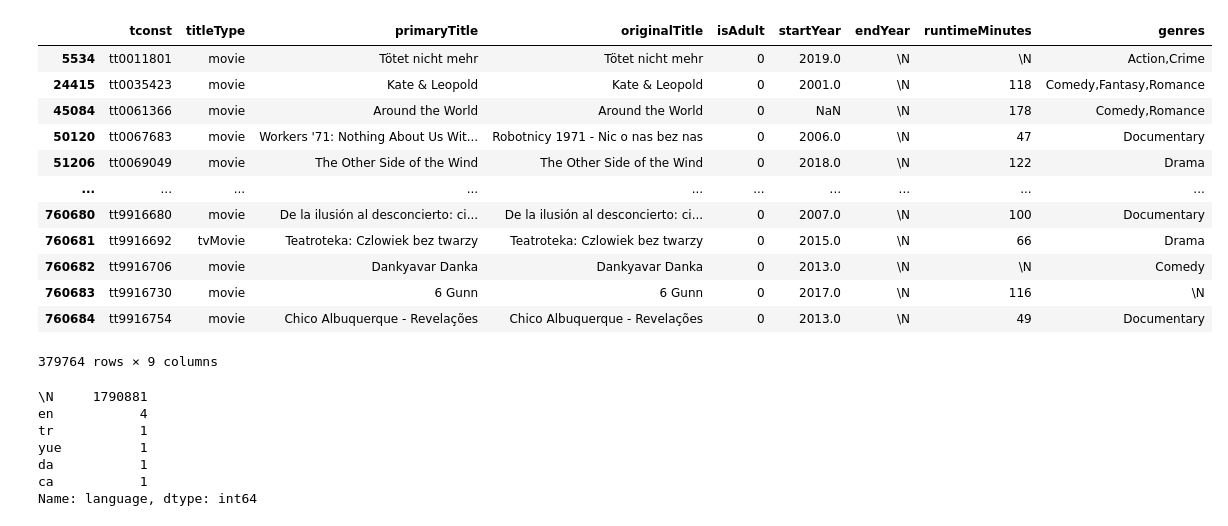
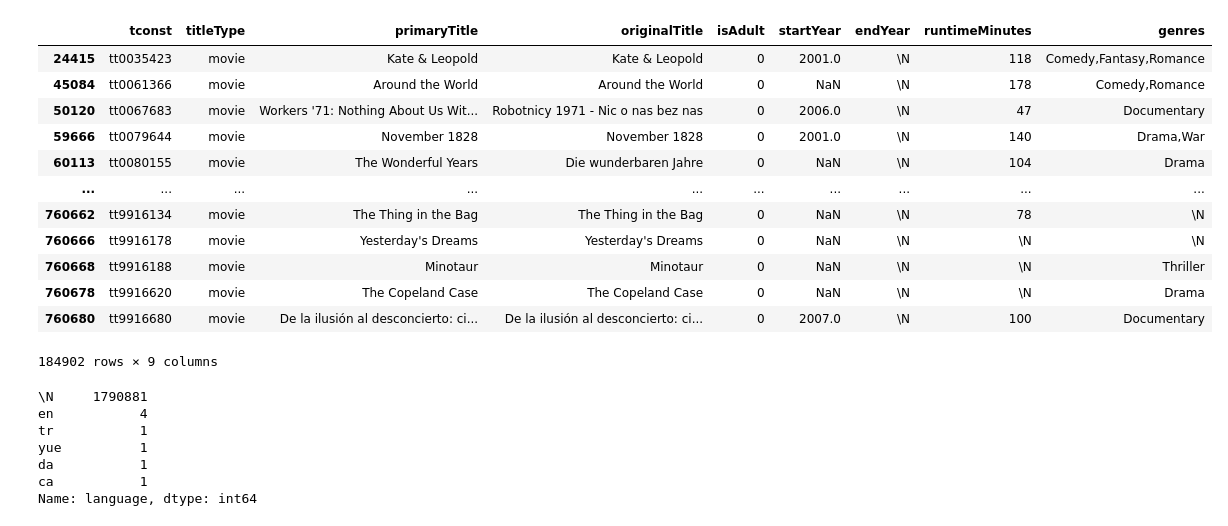
Before and after one commit to margaridav27/feup-pri, a Jupyter notebook: src/prepare_data.ipynb, the cells around one changed output. Cells and saved outputs as stored; diff of their text form; code cells hidden in the pictures.

```diff
--- a/src/prepare_data.ipynb
+++ b/src/prepare_data.ipynb
@@ -33,24 +33,24 @@ title_akas.reset_index(inplace=True, drop=True)
 # %%
 # remove movies before a certain year
 
 title_basics['startYear'] = pd.to_numeric(title_basics['startYear'], errors='coerce')
-to_remove = title_basics[(title_basics['startYear'] <= 2000) | (title_basics['startYear'] >= 2020)].index
+to_remove = title_basics[(title_basics['startYear'] <= 2000) | (title_basics['startYear'] >= 2010)].index
 title_basics.drop(to_remove, inplace=True)
 title_basics
 # %% [output]
 |  | tconst | titleType | primaryTitle | originalTitle | isAdult | startYear | endYear | runtimeMinutes | genres |
-| 5534 | tt0011801 | movie | Tötet nicht mehr | Tötet nicht mehr | 0 | 2019.0 | \N | \N | Action,Crime |
 | 24415 | tt0035423 | movie | Kate & Leopold | Kate & Leopold | 0 | 2001.0 | \N | 118 | Comedy,Fantasy,Romance |
 | 45084 | tt0061366 | movie | Around the World | Around the World | 0 | NaN | \N | 178 | Comedy,Romance |
 | 50120 | tt0067683 | movie | Workers '71: Nothing About Us Wit... | Robotnicy 1971 - Nic o nas bez nas | 0 | 2006.0 | \N | 47 | Documentary |
-| 51206 | tt0069049 | movie | The Other Side of the Wind | The Other Side of the Wind | 0 | 2018.0 | \N | 122 | Drama |
+| 59666 | tt0079644 | movie | November 1828 | November 1828 | 0 | 2001.0 | \N | 140 | Drama,War |
+| 60113 | tt0080155 | movie | The Wonderful Years | Die wunderbaren Jahre | 0 | NaN | \N | 104 | Drama |
 | ... | ... | ... | ... | ... | ... | ... | ... | ... | ... |
+| 760662 | tt9916134 | movie | The Thing in the Bag | The Thing in the Bag | 0 | NaN | \N | 78 | \N |
+| 760666 | tt9916178 | movie | Yesterday's Dreams | Yesterday's Dreams | 0 | NaN | \N | \N | \N |
+| 760668 | tt9916188 | movie | Minotaur | Minotaur | 0 | NaN | \N | \N | Thriller |
+| 760678 | tt9916620 | movie | The Copeland Case | The Copeland Case | 0 | NaN | \N | \N | Drama |
 | 760680 | tt9916680 | movie | De la ilusión al desconcierto: ci... | De la ilusión al desconcierto: ci... | 0 | 2007.0 | \N | 100 | Documentary |
-| 760681 | tt9916692 | tvMovie | Teatroteka: Czlowiek bez twarzy | Teatroteka: Czlowiek bez twarzy | 0 | 2015.0 | \N | 66 | Drama |
-| 760682 | tt9916706 | movie | Dankyavar Danka | Dankyavar Danka | 0 | 2013.0 | \N | \N | Comedy |
-| 760683 | tt9916730 | movie | 6 Gunn | 6 Gunn | 0 | 2017.0 | \N | 116 | \N |
-| 760684 | tt9916754 | movie | Chico Albuquerque - Revelações | Chico Albuquerque - Revelações | 0 | 2013.0 | \N | 49 | Documentary |
-379764 rows × 9 columns
+184902 rows × 9 columns
 # %%
 # drop useless columns
 
```
Also changed, not shown: parts of 3 cells of this notebook, 2 other files.
